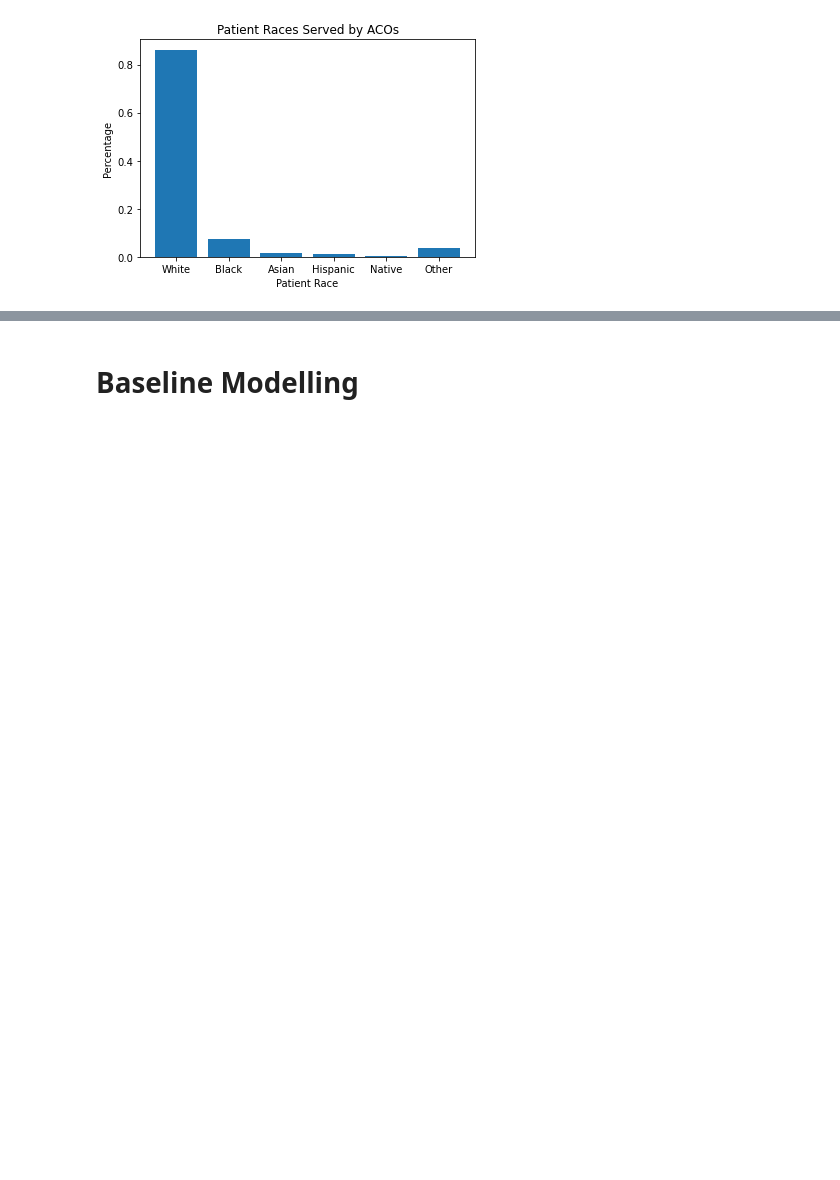
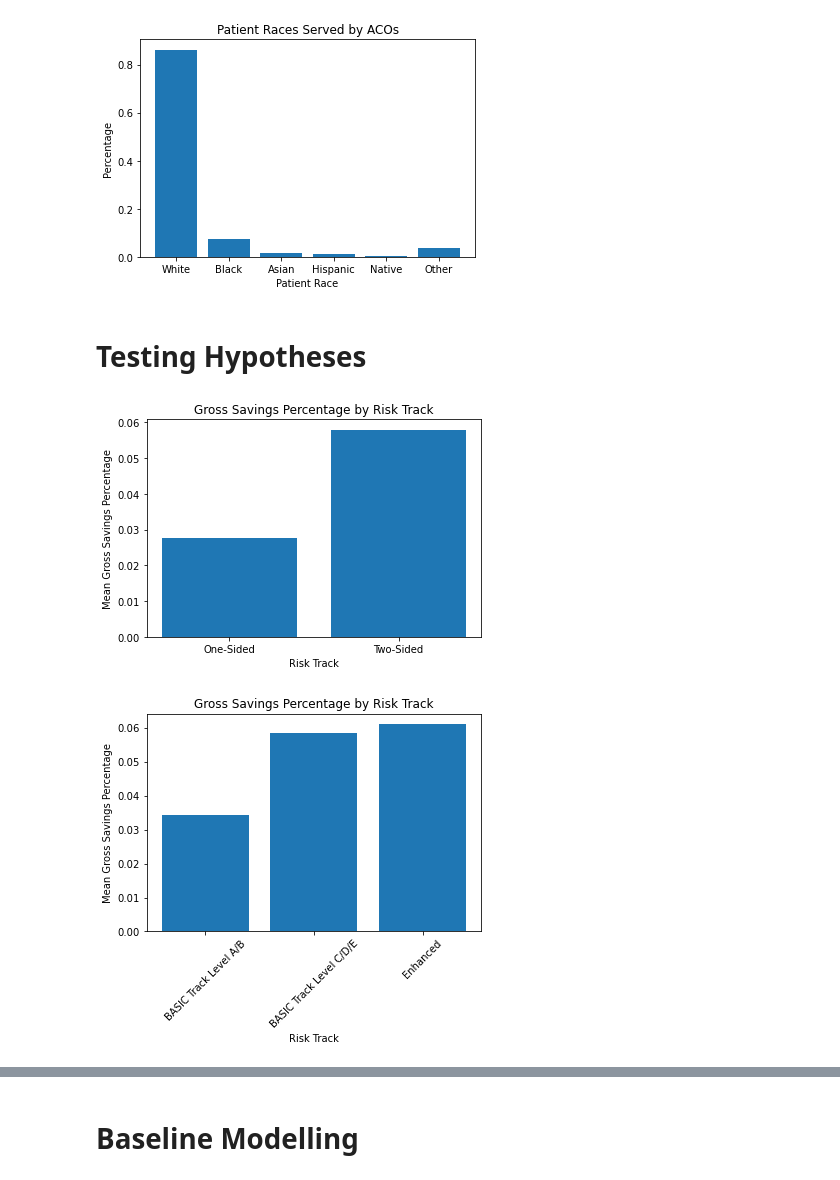
Before and after one commit to eshantewari/cs109-final-project, a Jupyter notebook: EDA.ipynb, the cells around one changed output, grey strips where cells are left out. Saved outputs shown, nothing was run; the diff lists cells and outputs as text; code cells hidden in the pictures; blank space fills up the shorter version.

```diff
--- a/EDA.ipynb
+++ b/EDA.ipynb
@@ -193,3 +193,29 @@ plt.show()
 [figure]
 [figure]
 [figure]
+# %% [markdown]
+# Testing Hypotheses
+# %%
+#Do ACOs that take on greater risk see more savings?
+
+x = ["One-Sided", "Two-Sided"]
+y = [np.mean(data[data['Risk_Model'] == x[0]]['Sav_rate']), np.mean(data[data['Risk_Model'] == x[1]]['Sav_rate'])]
+plt.bar(x, y)
+plt.xlabel("Risk Track")
+plt.ylabel("Mean Gross Savings Percentage")
+plt.title("Gross Savings Percentage by Risk Track")
+plt.show()
+
+x = ["BASIC Track Level A/B", "BASIC Track Level C/D/E", "Enhanced"]
+y = [np.mean(data[(data['Current_BASIC_A'] == 1) | (data['Current_BASIC_B'] == 1)]['Sav_rate']),
+     np.mean(data[(data['Current_BASIC_C'] == 1) | (data['Current_BASIC_D'] == 1) | (data['Current_BASIC_E'] == 1)]['Sav_rate']),
+    np.mean(data[(data['Current_ENHANCED'] == 1)]['Sav_rate'])]
+plt.bar(x, y)
+plt.xlabel("Risk Track")
+plt.ylabel("Mean Gross Savings Percentage")
+plt.title("Gross Savings Percentage by Risk Track")
+plt.xticks(rotation="45")
+plt.show()
+# %% [output]
+[figure, added]
+[figure, added]
```
Also changed, not shown: parts of 6 cells of this notebook.
